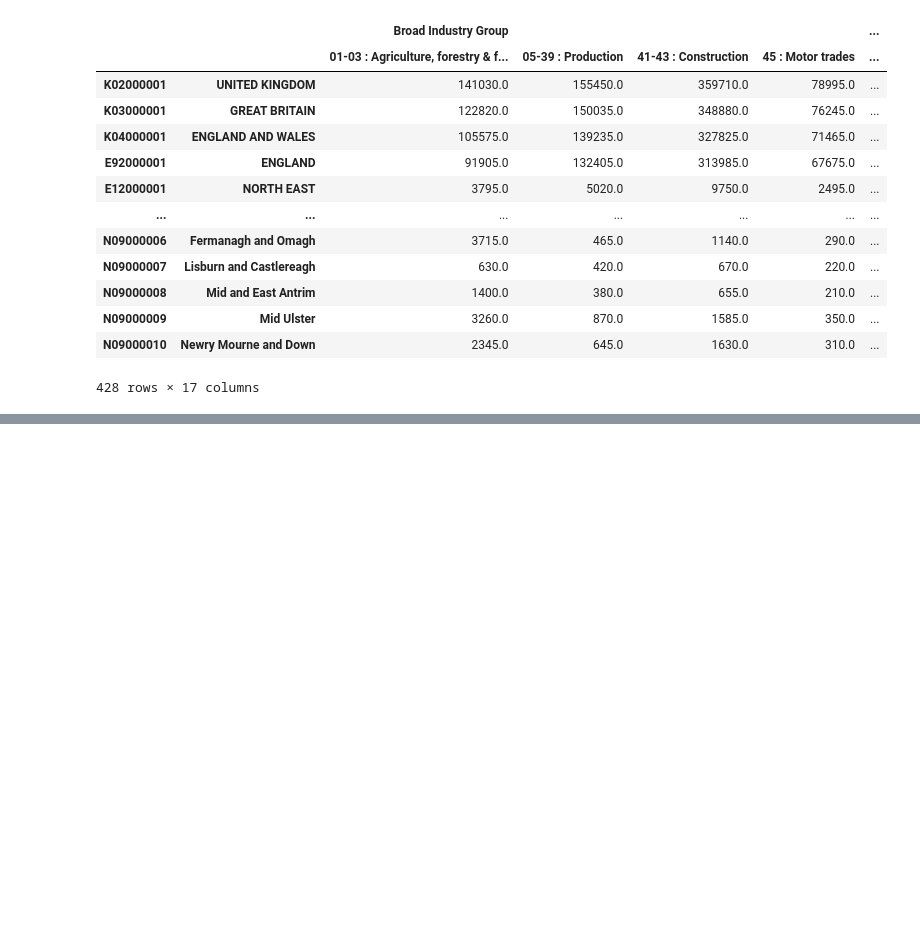
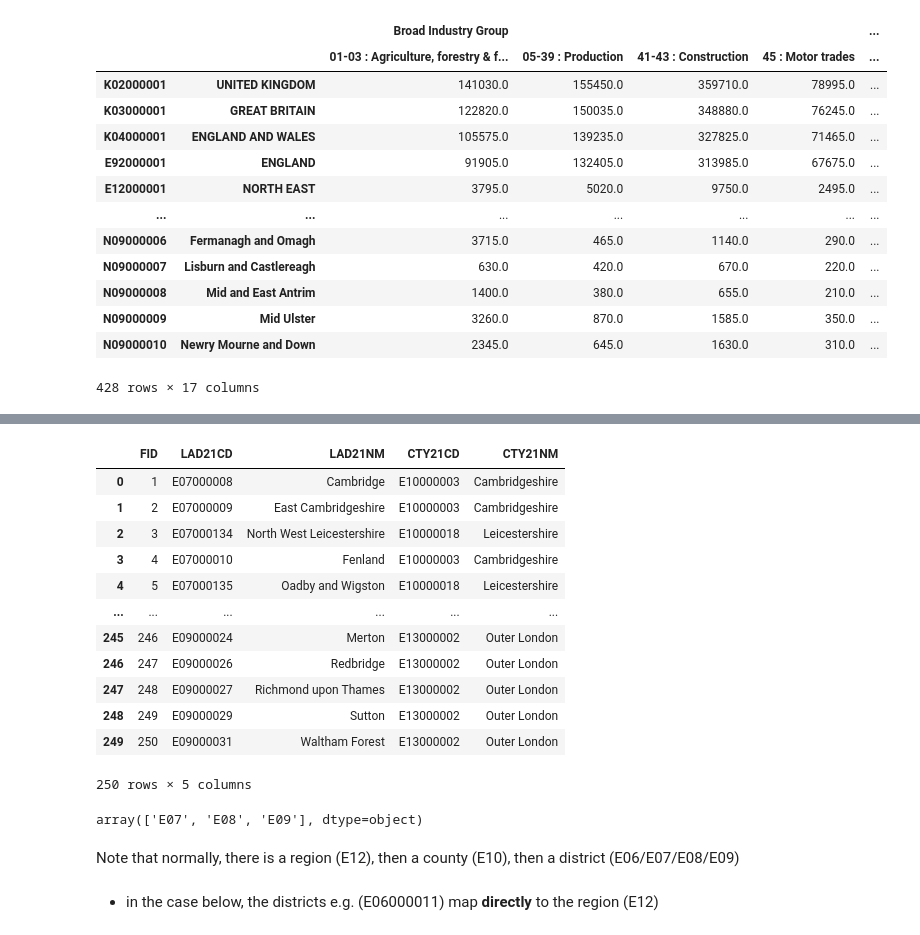
Before and after one commit to joeledwardson/business-activity-visualiser, a Jupyter notebook: data/data_cleaning.ipynb, the cells around one changed output, grey strips where cells are left out. Drawn from its saved outputs; the diff is of its cells as text; code cells hidden in the pictures; blank space fills up the shorter version.

```diff
--- a/data/data_cleaning.ipynb
+++ b/data/data_cleaning.ipynb
@@ -147,0 +186,26 @@ df3
+# %%
+df_lookup2 = pandas.read_csv("excel-files/Local_Authority_District_to_County_(April_2021)_Lookup_in_England.csv")
+# %%
+df_lookup2
+# %% [output]
+|  | FID | LAD21CD | LAD21NM | CTY21CD | CTY21NM |
+| 0 | 1 | E07000008 | Cambridge | E10000003 | Cambridgeshire |
+| 1 | 2 | E07000009 | East Cambridgeshire | E10000003 | Cambridgeshire |
+| 2 | 3 | E07000134 | North West Leicestershire | E10000018 | Leicestershire |
+| 3 | 4 | E07000010 | Fenland | E10000003 | Cambridgeshire |
+| 4 | 5 | E07000135 | Oadby and Wigston | E10000018 | Leicestershire |
+| ... | ... | ... | ... | ... | ... |
+| 245 | 246 | E09000024 | Merton | E13000002 | Outer London |
+| 246 | 247 | E09000026 | Redbridge | E13000002 | Outer London |
+| 247 | 248 | E09000027 | Richmond upon Thames | E13000002 | Outer London |
+| 248 | 249 | E09000029 | Sutton | E13000002 | Outer London |
+| 249 | 250 | E09000031 | Waltham Forest | E13000002 | Outer London |
+250 rows × 5 columns
+# %%
+df_lookup2['LAD21CD'].apply(lambda x: x[:3]).unique()
+# %% [output]
+array(['E07', 'E08', 'E09'], dtype=object)
+# %% [markdown]
+Note that normally, there is a region (E12), then a county (E10), then a district (E06/E07/E08/E09)
+# %% [markdown]
+- in the case below, the districts e.g. (E06000011) map **directly** to the region (E12)
```
Also changed, not shown: parts of 11 cells of this notebook, 3 other files.
